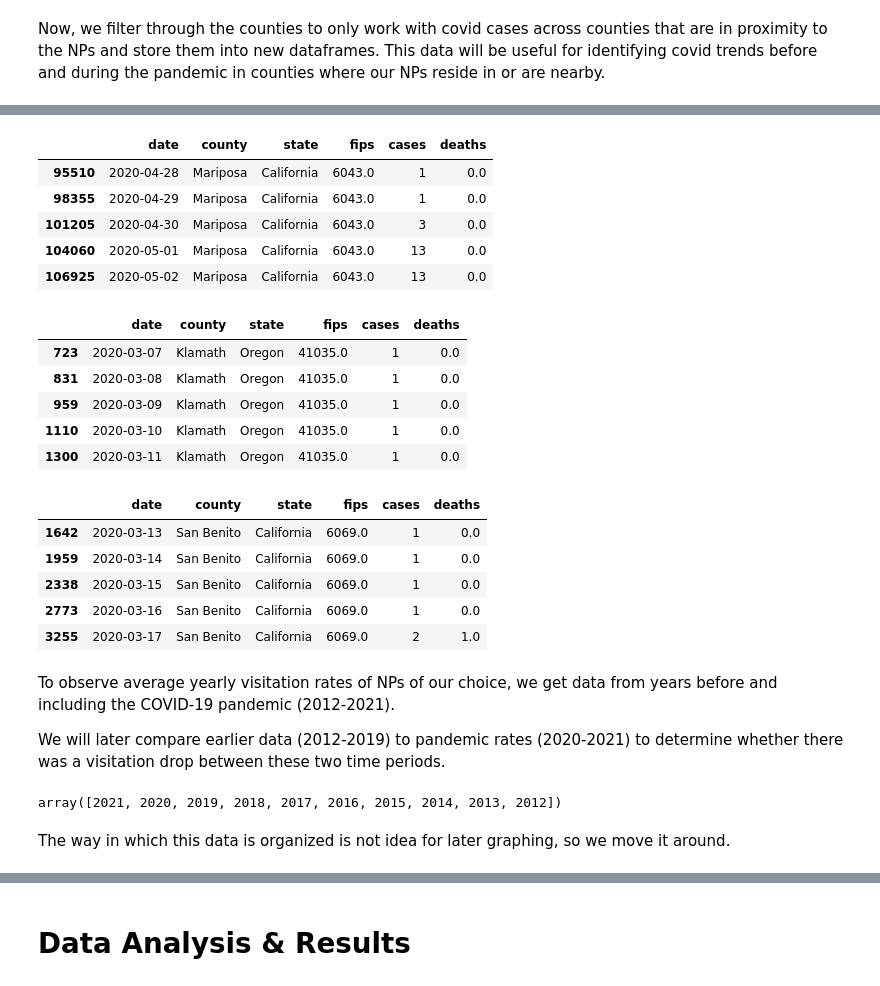
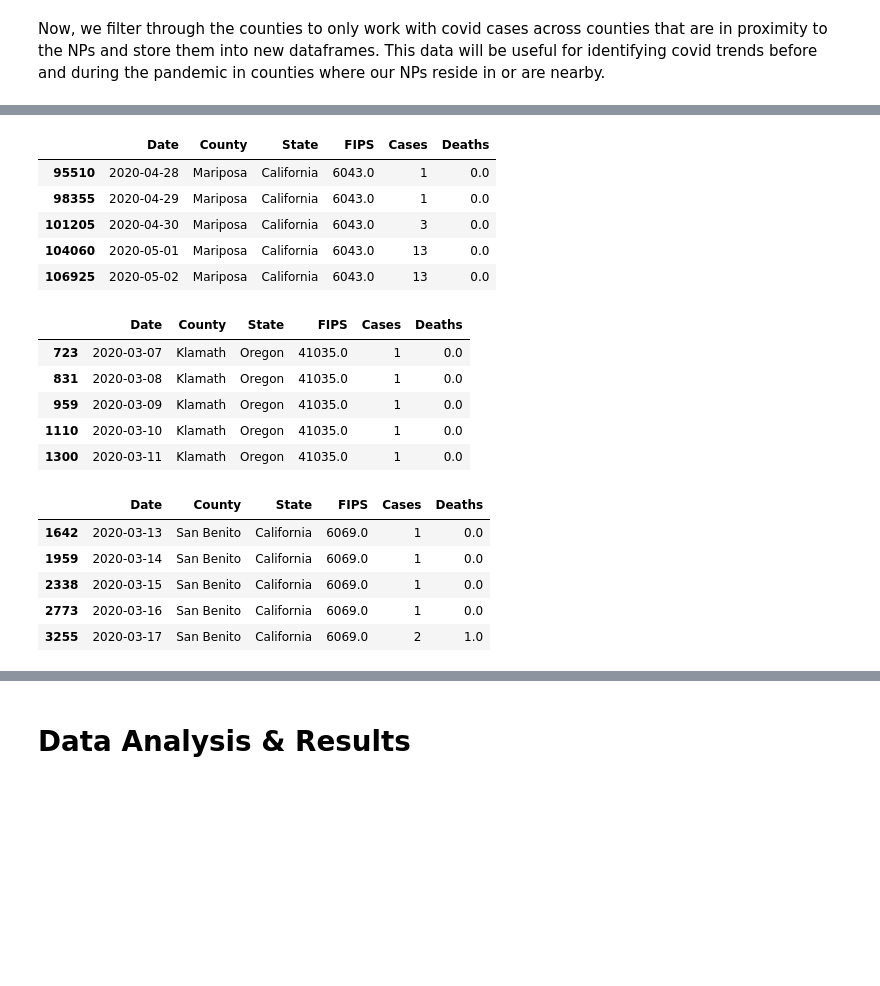
Before and after one commit to mqdhilla/COGS108_Repo, a Jupyter notebook: FinalProjectGroup043-Wi22.ipynb, the cells around one changed output, grey strips where cells are left out. Cells and saved outputs as stored; diff of their text form; code cells hidden in the pictures; blank space fills up the shorter version.

```diff
--- a/FinalProjectGroup043-Wi22.ipynb
+++ b/FinalProjectGroup043-Wi22.ipynb
@@ -366,4 +719,10 @@ df_covid_cases.tail()
 # %%
+# capitalize the first letter of each column
+df_covid_cases.rename(columns={'date':'Date', 'county':'County', 'state':'State', 'fips':'FIPS', 'cases':'Cases', 'deaths':'Deaths'},inplace=True)
+
 # drop rows based on 2022 column value
-df_2022_indexes = df_covid_cases[df_covid_cases['date'].str.contains('2022')].index
+df_2022_indexes = df_covid_cases[df_covid_cases['Date'].str.contains('2022')].index
 df_covid_cases.drop(df_2022_indexes, inplace=True)
+
+# take a look at the last five observations of the updated covid cases data
+df_covid_cases.tail()
@@ -430,13 +780,14 @@ df_covid_cases_CU.head()
 | 270796 | 2020-06-24 | Culberson | Texas | 48109.0 | 3 | 0.0 |
 # %%
 # Yosemite is in Mariposa County, CA
-df_covid_cases_CA = df_covid_cases[df_covid_cases['state'] == 'California']
-df_covid_cases_MR = df_covid_cases_CA[df_covid_cases_CA['county'] == 'Mariposa']
+df_covid_cases_CA = df_covid_cases[df_covid_cases['State'] == 'California']
+df_covid_cases_MR = df_covid_cases_CA[df_covid_cases_CA['County'] == 'Mariposa']
 
-# check Mariposa County
+
+# check out Mariposa County data
 df_covid_cases_MR.head()
 # %% [output]
-|  | date | county | state | fips | cases | deaths |
+|  | Date | County | State | FIPS | Cases | Deaths |
 | 95510 | 2020-04-28 | Mariposa | California | 6043.0 | 1 | 0.0 |
 | 98355 | 2020-04-29 | Mariposa | California | 6043.0 | 1 | 0.0 |
 | 101205 | 2020-04-30 | Mariposa | California | 6043.0 | 3 | 0.0 |
@@ -444,13 +795,13 @@ df_covid_cases_MR.head()
 | 106925 | 2020-05-02 | Mariposa | California | 6043.0 | 13 | 0.0 |
 # %%
 # Crater Lake is in Klamath County, Oregon
-df_covid_cases_OR = df_covid_cases[df_covid_cases['state'] == 'Oregon']
-df_covid_cases_KL = df_covid_cases_OR[df_covid_cases_OR['county'] == 'Klamath']
+df_covid_cases_OR = df_covid_cases[df_covid_cases['State'] == 'Oregon']
+df_covid_cases_KL = df_covid_cases_OR[df_covid_cases_OR['County'] == 'Klamath']
 
-# check Klamath County data
+# check out Klamath County data
 df_covid_cases_KL.head()
 # %% [output]
-|  | date | county | state | fips | cases | deaths |
+|  | Date | County | State | FIPS | Cases | Deaths |
 | 723 | 2020-03-07 | Klamath | Oregon | 41035.0 | 1 | 0.0 |
 | 831 | 2020-03-08 | Klamath | Oregon | 41035.0 | 1 | 0.0 |
 | 959 | 2020-03-09 | Klamath | Oregon | 41035.0 | 1 | 0.0 |
@@ -458,19 +809,15 @@ df_covid_cases_KL.head()
 | 1300 | 2020-03-11 | Klamath | Oregon | 41035.0 | 1 | 0.0 |
 # %%
 # Pinnacles is San Benito County, CA
-df_covid_cases_CA = df_covid_cases[df_covid_cases['state'] == 'California']
-df_covid_cases_SB = df_covid_cases_CA[(df_covid_cases_CA['county'] == 'San Benito')]
+df_covid_cases_CA = df_covid_cases[df_covid_cases['State'] == 'California']
+df_covid_cases_SB = df_covid_cases_CA[(df_covid_cases_CA['County'] == 'San Benito')]
 
-# check San Benito county data
+# check out San Benito county data
 df_covid_cases_SB.head()
 # %% [output]
-|  | date | county | state | fips | cases | deaths |
+|  | Date | County | State | FIPS | Cases | Deaths |
 | 1642 | 2020-03-13 | San Benito | California | 6069.0 | 1 | 0.0 |
 | 1959 | 2020-03-14 | San Benito | California | 6069.0 | 1 | 0.0 |
 | 2338 | 2020-03-15 | San Benito | California | 6069.0 | 1 | 0.0 |
 | 2773 | 2020-03-16 | San Benito | California | 6069.0 | 1 | 0.0 |
 | 3255 | 2020-03-17 | San Benito | California | 6069.0 | 2 | 1.0 |
-# %% [markdown]
-To observe average yearly visitation rates of NPs of our choice, we get data from years before and including the COVID-19 pandemic (2012-2021).
-
-We will later compare earlier data (2012-2019) to pandemic rates (2020-2021) to determine whether there was a visitation drop between these two time periods.
@@ -485,7 +823,0 @@ df_PINN_12_21 = df_PINN.loc[(df_PINN['Year'] >= 2012)]
-# %%
-# check that the stored dataset contains only 2012-2021 data
-df_GRCA_12_21['Year'].unique()
-# %% [output]
-array([2021, 2020, 2019, 2018, 2017, 2016, 2015, 2014, 2013, 2012])
-# %% [markdown]
-The way in which this data is organized is not idea for later graphing, so we move it around.
```
Also changed, not shown: parts of 107 cells of this notebook.
